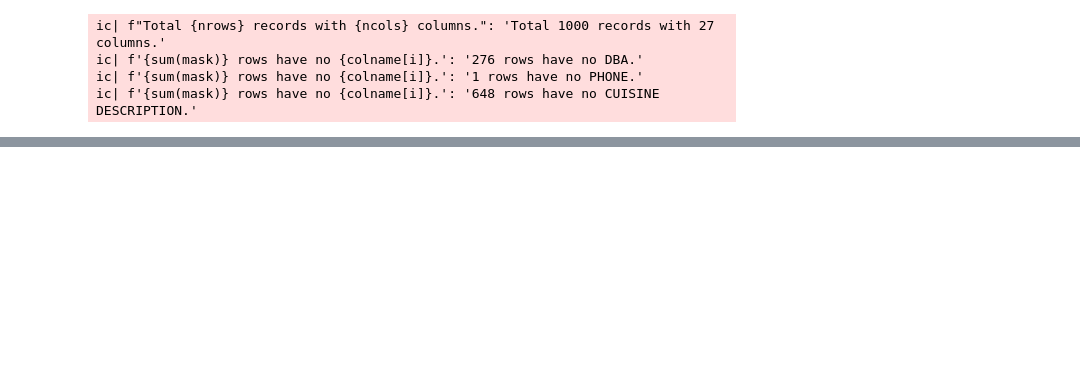
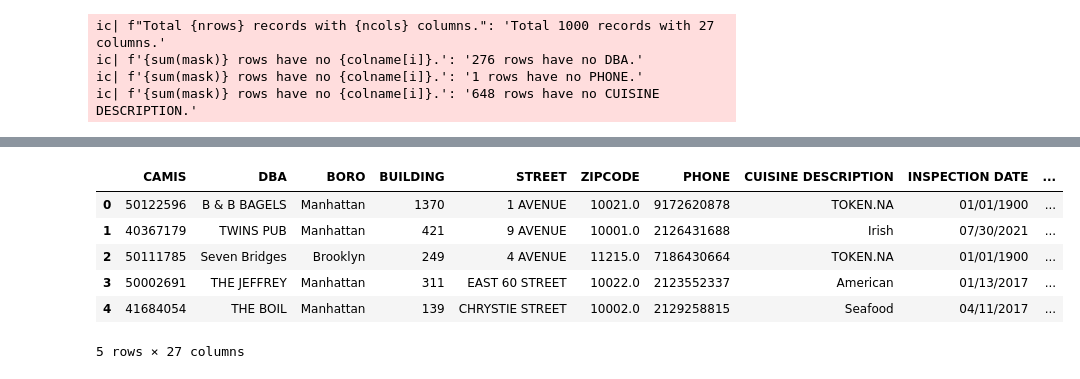
Before and after one commit to Xiaoyang-Song/NYC-Restaurant-Inspection-Database, a Jupyter notebook: 4111p1.ipynb, the cells around one changed output, grey strips where cells are left out. Drawn from its saved outputs; the diff is of its cells as text; code cells hidden in the pictures; blank space fills up the shorter version.

```diff
--- a/4111p1.ipynb
+++ b/4111p1.ipynb
@@ -488,0 +508,10 @@ from restaurant
+# %%
+df.head()
+# %% [output]
+|  | CAMIS | DBA | BORO | BUILDING | STREET | ZIPCODE | PHONE | CUISINE DESCRIPTION | INSPECTION DATE | ... |
+| 0 | 50122596 | B & B BAGELS | Manhattan | 1370 | 1 AVENUE | 10021.0 | 9172620878 | TOKEN.NA | 01/01/1900 | ... |
+| 1 | 40367179 | TWINS PUB | Manhattan | 421 | 9 AVENUE | 10001.0 | 2126431688 | Irish | 07/30/2021 | ... |
+| 2 | 50111785 | Seven Bridges | Brooklyn | 249 | 4 AVENUE | 11215.0 | 7186430664 | TOKEN.NA | 01/01/1900 | ... |
+| 3 | 50002691 | THE JEFFREY | Manhattan | 311 | EAST 60 STREET | 10022.0 | 2123552337 | American | 01/13/2017 | ... |
+| 4 | 41684054 | THE BOIL | Manhattan | 139 | CHRYSTIE STREET | 10002.0 | 2129258815 | Seafood | 04/11/2017 | ... |
+5 rows × 27 columns
```
Also changed, not shown: parts of 6 cells of this notebook, 1 other file.
